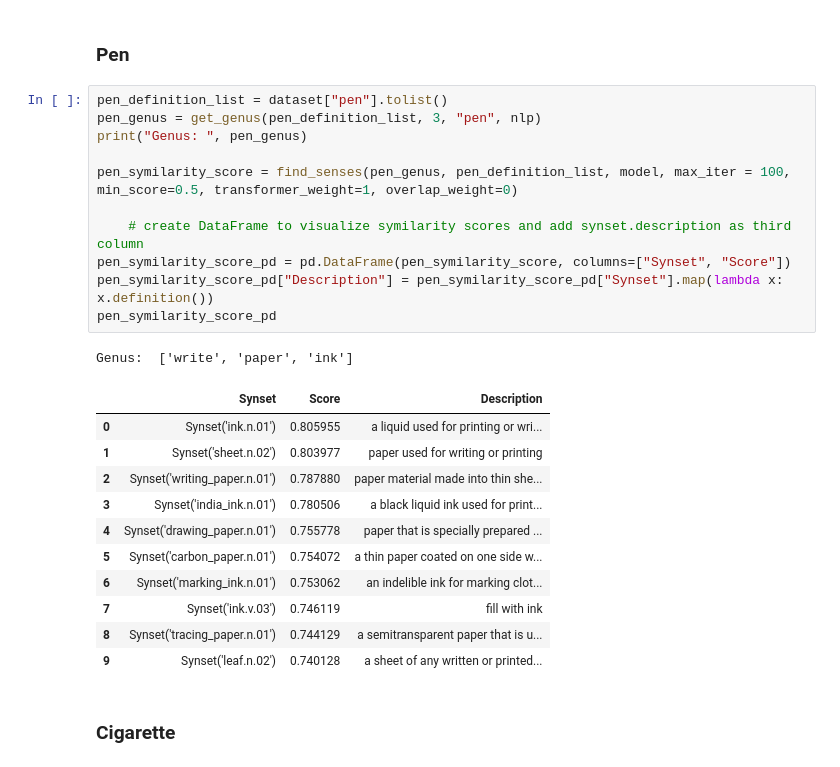
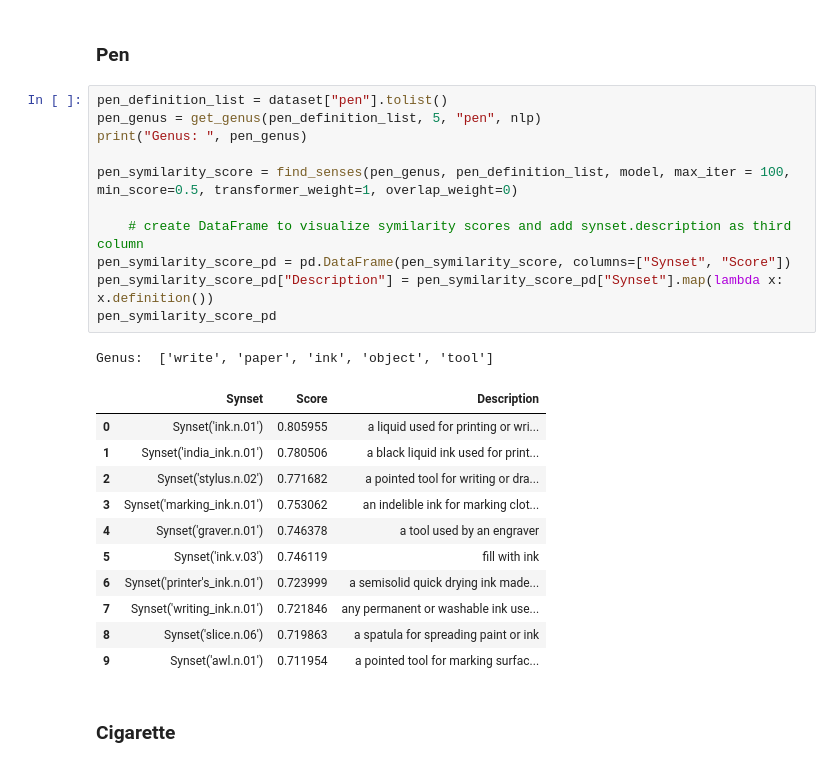
Before and after one commit to monex00/simply_NLP, a Jupyter notebook: content2form/content2form.ipynb, the cells around one changed output. Cells and saved outputs as stored; diff of their text form.

```diff
--- a/content2form/content2form.ipynb
+++ b/content2form/content2form.ipynb
@@ -66,28 +55,28 @@ dataset
 ### Pen
 # %%
 pen_definition_list = dataset["pen"].tolist()
-pen_genus = get_genus(pen_definition_list, 3, "pen", nlp)
+pen_genus = get_genus(pen_definition_list, 5, "pen", nlp)
 print("Genus: ", pen_genus)
 
 pen_symilarity_score = find_senses(pen_genus, pen_definition_list, model, max_iter = 100, min_score=0.5, transformer_weight=1, overlap_weight=0)
 
     # create DataFrame to visualize symilarity scores and add synset.description as third column
 pen_symilarity_score_pd = pd.DataFrame(pen_symilarity_score, columns=["Synset", "Score"])
 pen_symilarity_score_pd["Description"] = pen_symilarity_score_pd["Synset"].map(lambda x: x.definition())
 pen_symilarity_score_pd
 # %% [output]
-Genus:  ['write', 'paper', 'ink']
+Genus:  ['write', 'paper', 'ink', 'object', 'tool']
 |  | Synset | Score | Description |
 | 0 | Synset('ink.n.01') | 0.805955 | a liquid used for printing or wri... |
-| 1 | Synset('sheet.n.02') | 0.803977 | paper used for writing or printing |
-| 2 | Synset('writing_paper.n.01') | 0.787880 | paper material made into thin she... |
-| 3 | Synset('india_ink.n.01') | 0.780506 | a black liquid ink used for print... |
-| 4 | Synset('drawing_paper.n.01') | 0.755778 | paper that is specially prepared ... |
-| 5 | Synset('carbon_paper.n.01') | 0.754072 | a thin paper coated on one side w... |
-| 6 | Synset('marking_ink.n.01') | 0.753062 | an indelible ink for marking clot... |
-| 7 | Synset('ink.v.03') | 0.746119 | fill with ink |
-| 8 | Synset('tracing_paper.n.01') | 0.744129 | a semitransparent paper that is u... |
-| 9 | Synset('leaf.n.02') | 0.740128 | a sheet of any written or printed... |
+| 1 | Synset('india_ink.n.01') | 0.780506 | a black liquid ink used for print... |
+| 2 | Synset('stylus.n.02') | 0.771682 | a pointed tool for writing or dra... |
+| 3 | Synset('marking_ink.n.01') | 0.753062 | an indelible ink for marking clot... |
+| 4 | Synset('graver.n.01') | 0.746378 | a tool used by an engraver |
+| 5 | Synset('ink.v.03') | 0.746119 | fill with ink |
+| 6 | Synset('printer's_ink.n.01') | 0.723999 | a semisolid quick drying ink made... |
+| 7 | Synset('writing_ink.n.01') | 0.721846 | any permanent or washable ink use... |
+| 8 | Synset('slice.n.06') | 0.719863 | a spatula for spreading paint or ink |
+| 9 | Synset('awl.n.01') | 0.711954 | a pointed tool for marking surfac... |
 # %% [markdown]
 ### Cigarette
 # %%
```
Also changed, not shown: parts of 5 cells of this notebook, 1 other file.
